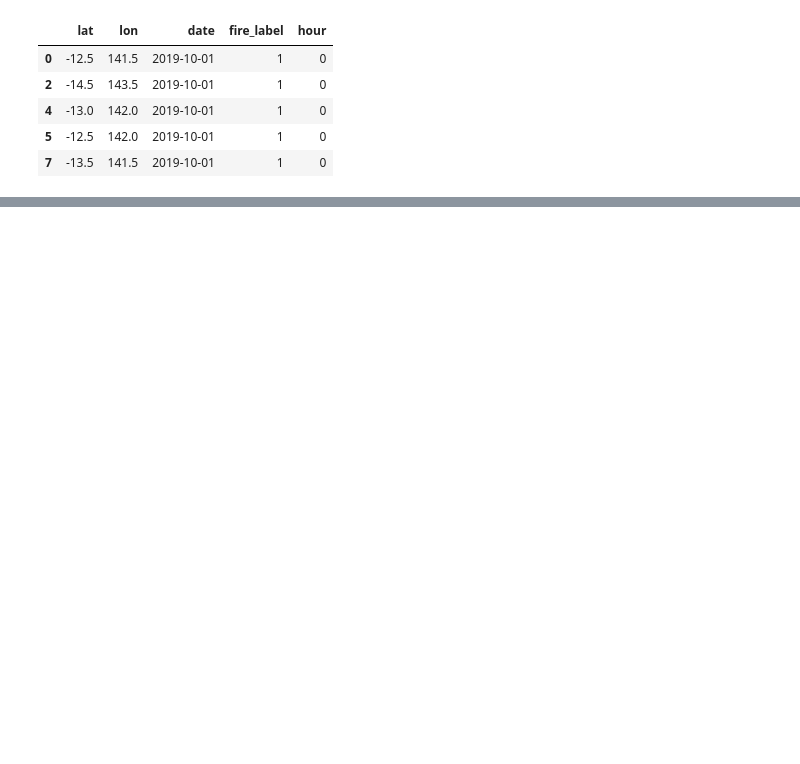
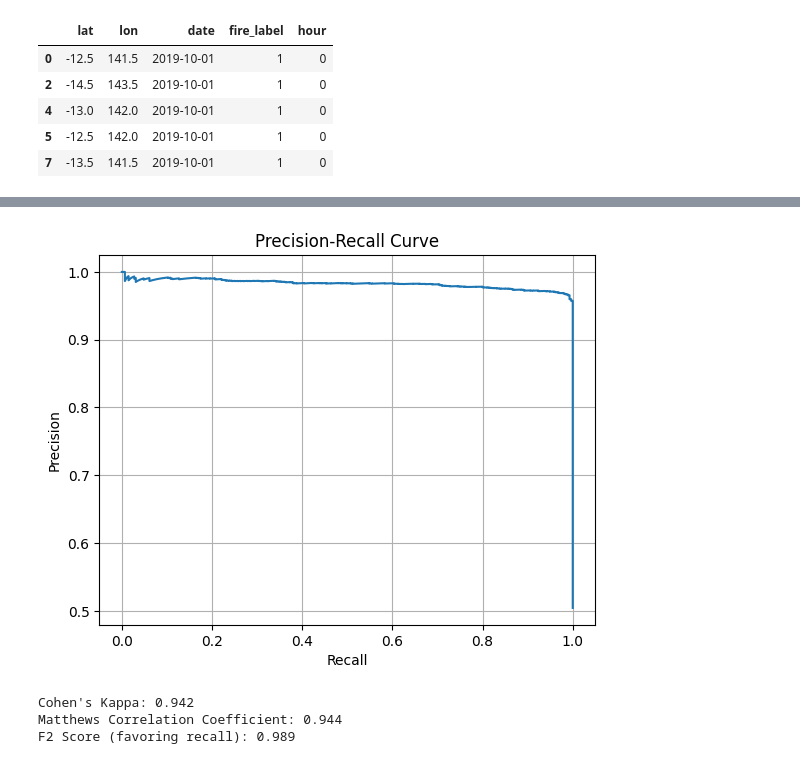
Before and after one commit to livvyaaa/cs5131proj, a Jupyter notebook: era5_lstm_cleaned.ipynb, the cells around one changed output, grey strips where cells are left out. Cells and saved outputs as stored; diff of their text form; code cells hidden in the pictures; blank space fills up the shorter version.

```diff
--- a/era5_lstm_cleaned.ipynb
+++ b/era5_lstm_cleaned.ipynb
@@ -421,0 +359,31 @@ weighted avg       0.93      0.93      0.93     13898
+# %%
+from sklearn.metrics import precision_recall_curve
+
+precision, recall, thresholds = precision_recall_curve(y_test, y_pred_prob)
+
+plt.figure()
+plt.plot(recall, precision, label="Precision-Recall Curve")
+plt.xlabel("Recall")
+plt.ylabel("Precision")
+plt.title("Precision-Recall Curve")
+plt.grid(True)
+plt.show()
+# %% [output]
+[figure, added]
+# %%
+from sklearn.metrics import cohen_kappa_score
+from sklearn.metrics import matthews_corrcoef
+from sklearn.metrics import fbeta_score
+
+
+
+kappa = cohen_kappa_score(y_test, y_pred)
+print(f"Cohen's Kappa: {kappa:.3f}")
+mcc = matthews_corrcoef(y_test, y_pred)
+print(f"Matthews Correlation Coefficient: {mcc:.3f}")
+f2 = fbeta_score(y_test, y_pred, beta=2)
+print(f"F2 Score (favoring recall): {f2:.3f}")
+# %% [output]
+Cohen's Kappa: 0.942
+Matthews Correlation Coefficient: 0.944
+F2 Score (favoring recall): 0.989
```
Also changed, not shown: parts of 9 cells of this notebook.
